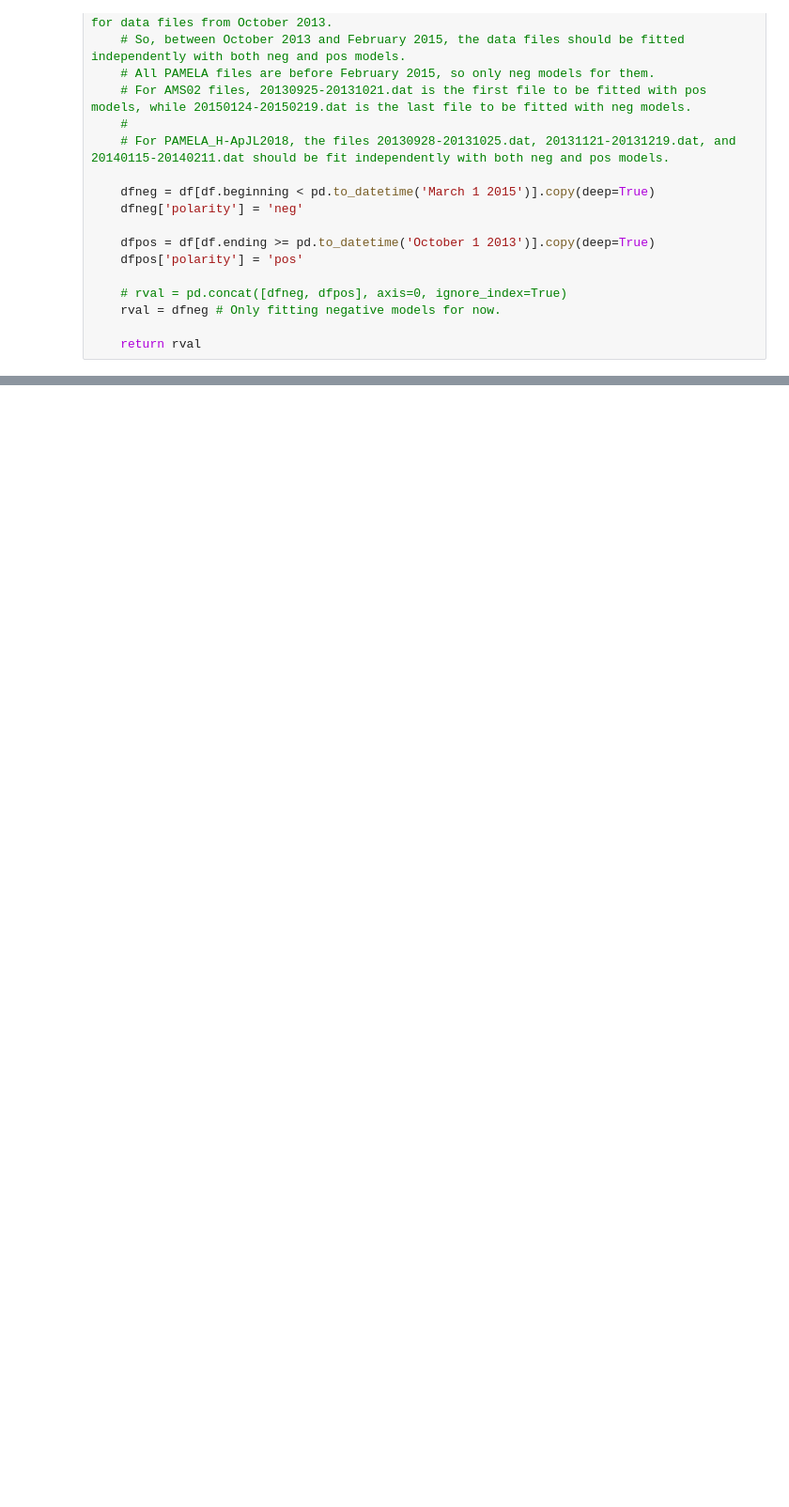
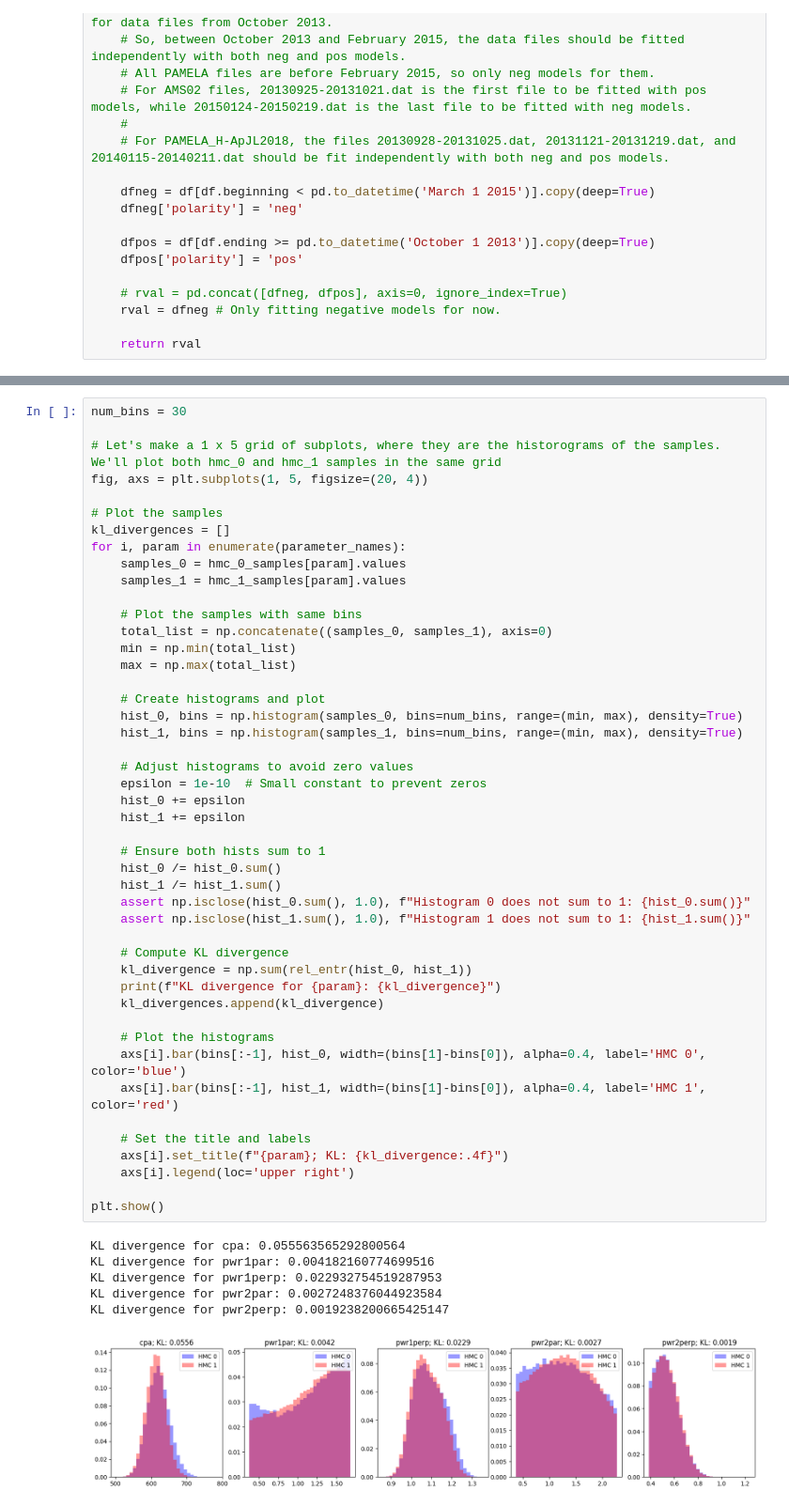
Before and after one commit to hawaii-ai/GalacticCosmicRays, a Jupyter notebook: notebooks/plot/plot_hmc_train_size.ipynb, the cells around one changed output, grey strips where cells are left out. Shown at 94% size. Saved outputs shown, nothing was run; the diff lists cells and outputs as text; blank space fills up the shorter version.

Commit message:
MAE difference plots for NN sizes and full kl_divergence plot over versions v1 and v2

```diff
--- a/notebooks/plot/plot_hmc_train_size.ipynb
+++ b/notebooks/plot/plot_hmc_train_size.ipynb
@@ -104,0 +138,53 @@ Interval 20130221-20130319 corresponds to index 24 for neg polarity in AMS02_H-P
+# %%
+num_bins = 30
+
+# Let's make a 1 x 5 grid of subplots, where they are the historograms of the samples. We'll plot both hmc_0 and hmc_1 samples in the same grid
+fig, axs = plt.subplots(1, 5, figsize=(20, 4))
+
+# Plot the samples
+kl_divergences = []
+for i, param in enumerate(parameter_names):
+    samples_0 = hmc_0_samples[param].values
+    samples_1 = hmc_1_samples[param].values
+
+    # Plot the samples with same bins
+    total_list = np.concatenate((samples_0, samples_1), axis=0)
+    min = np.min(total_list)
+    max = np.max(total_list)
+
+    # Create histograms and plot
+    hist_0, bins = np.histogram(samples_0, bins=num_bins, range=(min, max), density=True)
+    hist_1, bins = np.histogram(samples_1, bins=num_bins, range=(min, max), density=True)
+
+    # Adjust histograms to avoid zero values
+    epsilon = 1e-10  # Small constant to prevent zeros
+    hist_0 += epsilon
+    hist_1 += epsilon
+
+    # Ensure both hists sum to 1
+    hist_0 /= hist_0.sum()
+    hist_1 /= hist_1.sum()
+    assert np.isclose(hist_0.sum(), 1.0), f"Histogram 0 does not sum to 1: {hist_0.sum()}"
+    assert np.isclose(hist_1.sum(), 1.0), f"Histogram 1 does not sum to 1: {hist_1.sum()}"
+
+    # Compute KL divergence
+    kl_divergence = np.sum(rel_entr(hist_0, hist_1))
+    print(f"KL divergence for {param}: {kl_divergence}")
+    kl_divergences.append(kl_divergence)
+
+    # Plot the histograms
+    axs[i].bar(bins[:-1], hist_0, width=(bins[1]-bins[0]), alpha=0.4, label='HMC 0', color='blue')
+    axs[i].bar(bins[:-1], hist_1, width=(bins[1]-bins[0]), alpha=0.4, label='HMC 1', color='red')
+
+    # Set the title and labels
+    axs[i].set_title(f"{param}; KL: {kl_divergence:.4f}")
+    axs[i].legend(loc='upper right')
+
+plt.show()
+# %% [output]
+KL divergence for cpa: 0.055563565292800564
+KL divergence for pwr1par: 0.004182160774699516
+KL divergence for pwr1perp: 0.022932754519287953
+KL divergence for pwr2par: 0.0027248376044923584
+KL divergence for pwr2perp: 0.0019238200665425147
+[figure, added]
```
Also changed, not shown: parts of 14 cells of this notebook, 6 other files.
